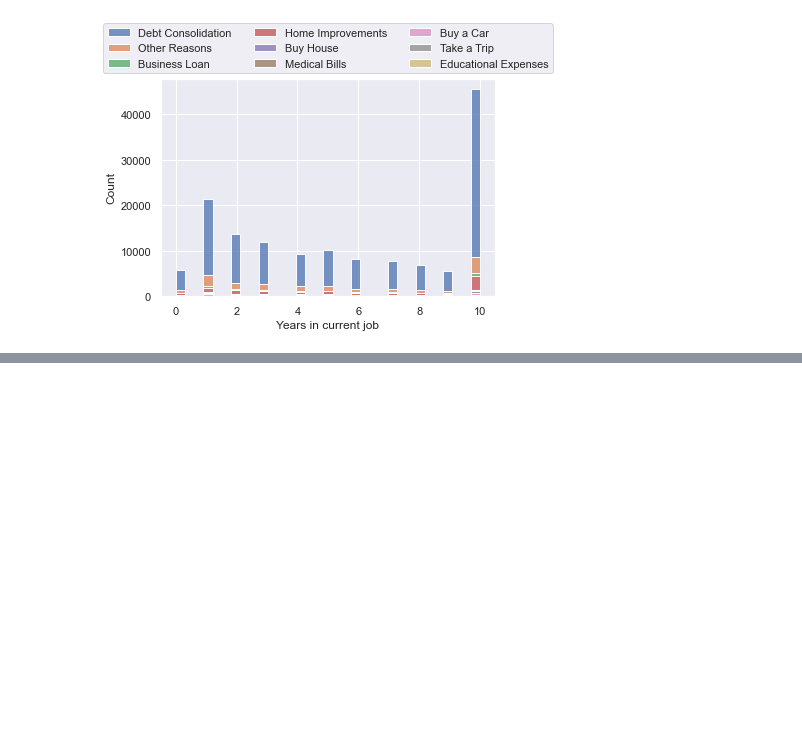
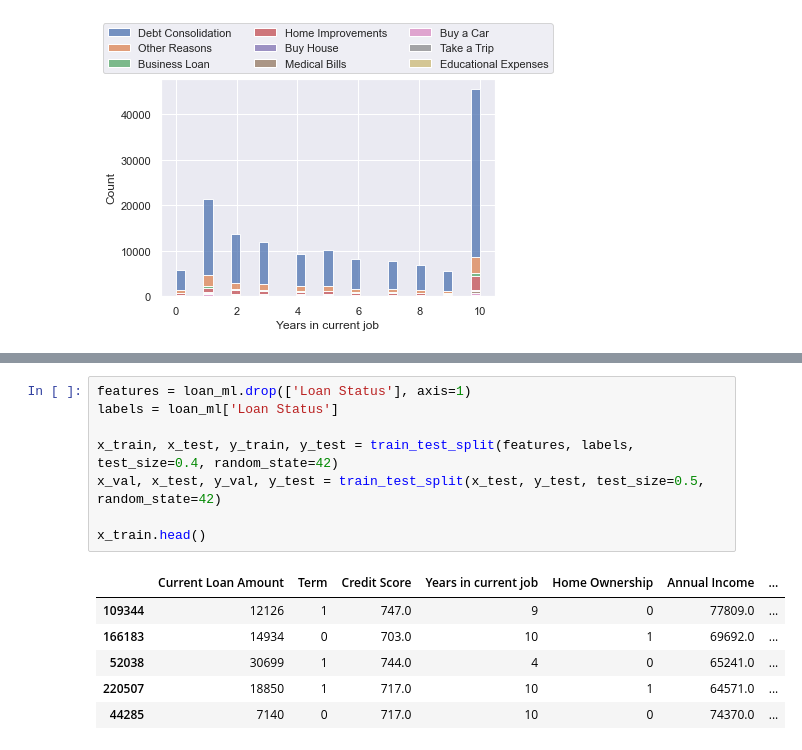
Before and after one commit to supermanimmy/loan-dataset-exploration, a Jupyter notebook: Loan Dataset Exploration.ipynb, the cells around one changed output, grey strips where cells are left out. Saved outputs shown, nothing was run; the diff lists cells and outputs as text; blank space fills up the shorter version.

```diff
--- a/Loan Dataset Exploration.ipynb
+++ b/Loan Dataset Exploration.ipynb
@@ -475,0 +568,15 @@ Name: Term, dtype: int64
+# %%
+features = loan_ml.drop(['Loan Status'], axis=1)
+labels = loan_ml['Loan Status']
+
+x_train, x_test, y_train, y_test = train_test_split(features, labels, test_size=0.4, random_state=42)
+x_val, x_test, y_val, y_test = train_test_split(x_test, y_test, test_size=0.5, random_state=42)
+
+x_train.head()
+# %% [output]
+|  | Current Loan Amount | Term | Credit Score | Years in current job | Home Ownership | Annual Income | ... |
+| 109344 | 12126 | 1 | 747.0 | 9 | 0 | 77809.0 | ... |
+| 166183 | 14934 | 0 | 703.0 | 10 | 1 | 69692.0 | ... |
+| 52038 | 30699 | 1 | 744.0 | 4 | 0 | 65241.0 | ... |
+| 220507 | 18850 | 1 | 717.0 | 10 | 1 | 64571.0 | ... |
+| 44285 | 7140 | 0 | 717.0 | 10 | 0 | 74370.0 | ... |
```
Also changed, not shown: parts of 105 cells of this notebook.
